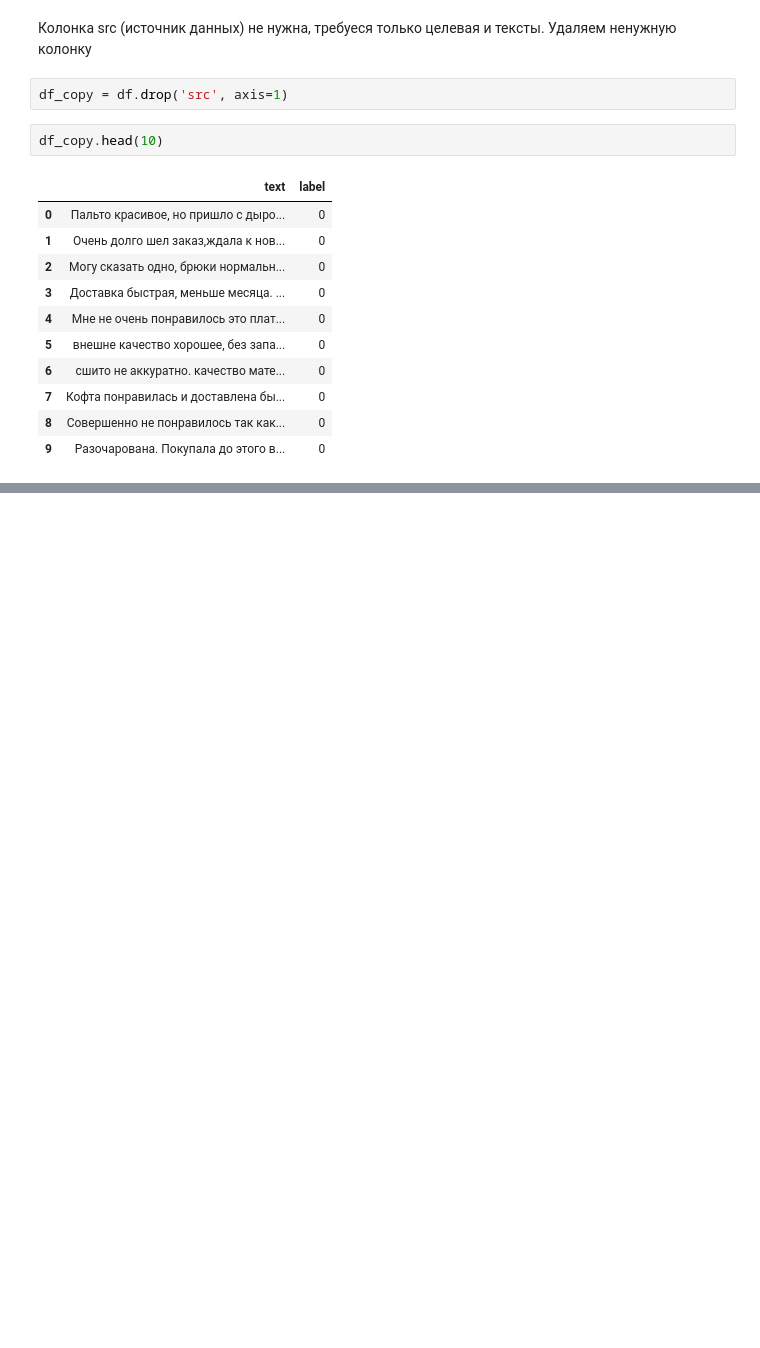
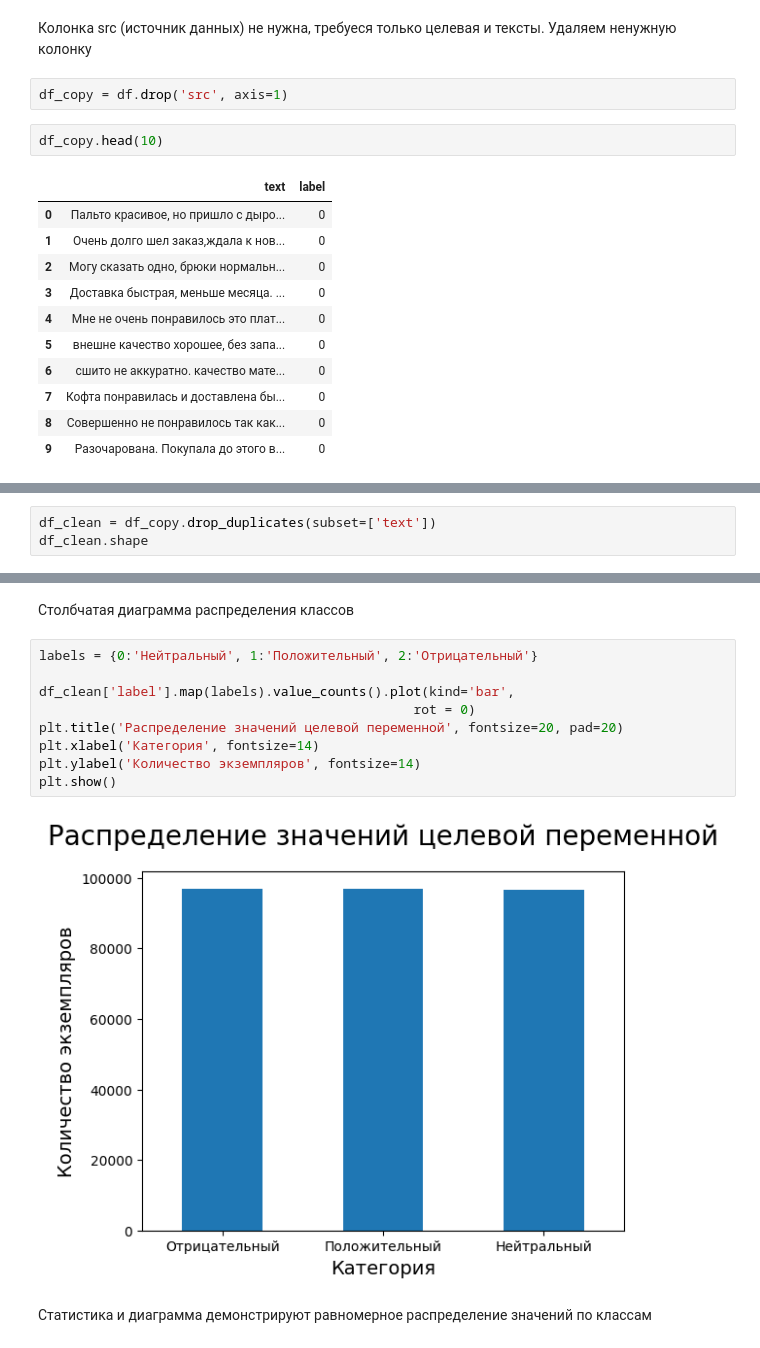
Before and after one commit to moon-may/Machine_Learning, a Jupyter notebook: main.ipynb, the cells around one changed output, grey strips where cells are left out. Saved outputs shown, nothing was run; the diff lists cells and outputs as text; blank space fills up the shorter version.

Commit message:
Анализ целевой переменной, удаление дубликатов

```diff
--- a/main.ipynb
+++ b/main.ipynb
@@ -71,0 +98,3 @@ df_copy.head(10)
+# %%
+df_clean = df_copy.drop_duplicates(subset=['text'])
+df_clean.shape
@@ -73,0 +121,15 @@ df_copy.head(10)
+# %% [markdown]
+Столбчатая диаграмма распределения классов
+# %%
+labels = {0:'Нейтральный', 1:'Положительный', 2:'Отрицательный'}
+
+df_clean['label'].map(labels).value_counts().plot(kind='bar',
+                                                rot = 0)
+plt.title('Распределение значений целевой переменной', fontsize=20, pad=20)
+plt.xlabel('Категория', fontsize=14)
+plt.ylabel('Количество экземпляров', fontsize=14)
+plt.show()
+# %% [output]
+[figure, added]
+# %% [markdown]
+Статистика и диаграмма демонстрируют равномерное распределение значений по классам
```
Also changed, not shown: parts of 12 cells of this notebook.
